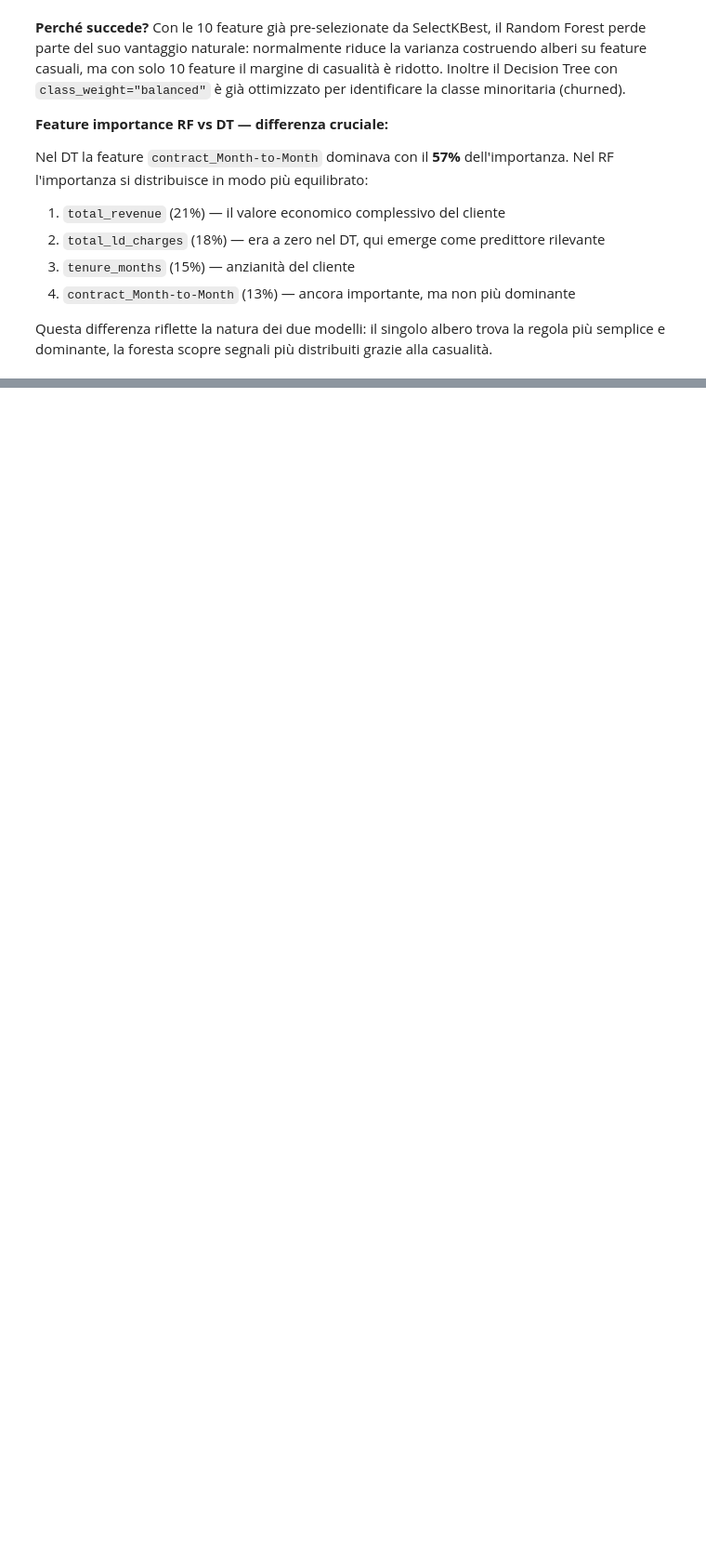
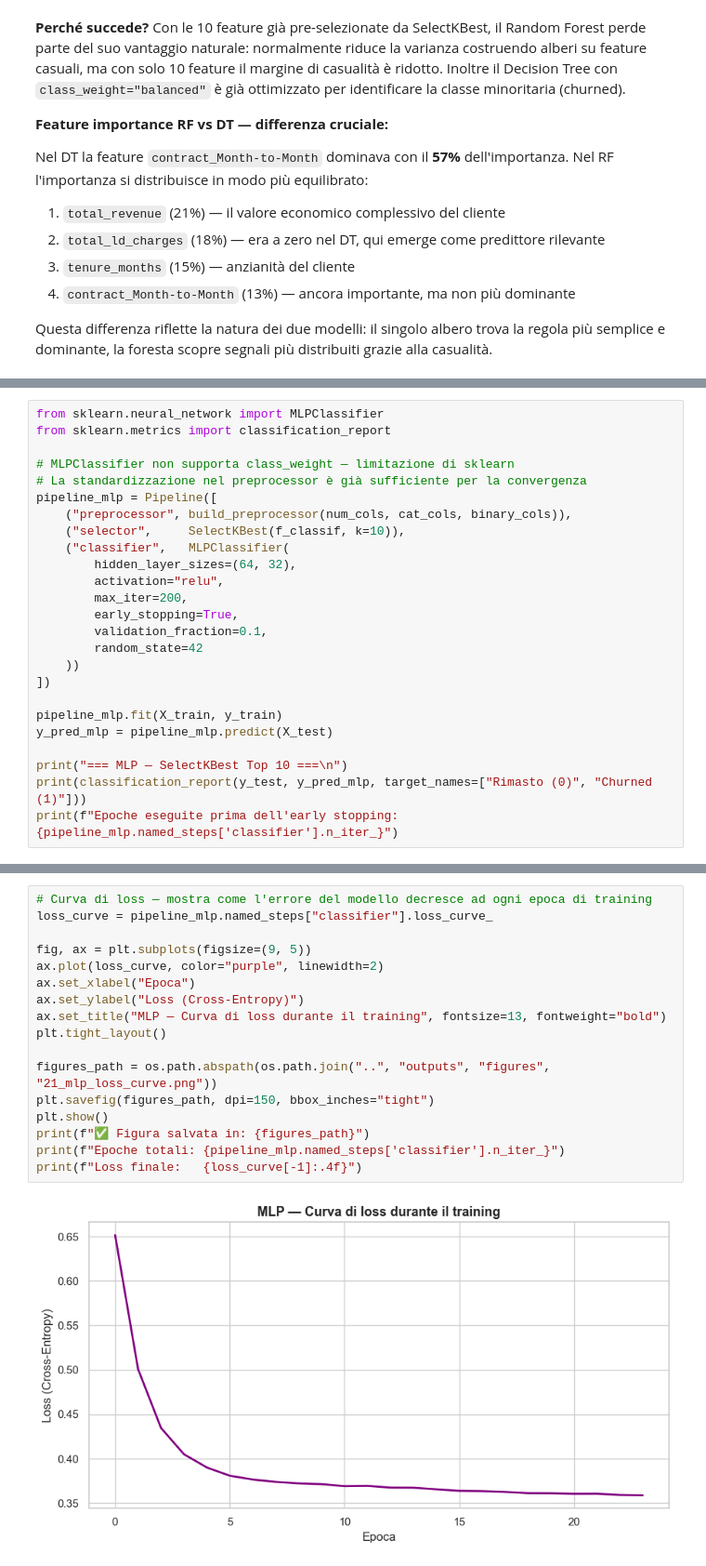
Before and after one commit to antoniohopee/telco-churn-ml, a Jupyter notebook: notebooks/04_machine_learning.ipynb, the cells around one changed output, grey strips where cells are left out. Shown at 93% size. Saved outputs shown, nothing was run; the diff lists cells and outputs as text; blank space fills up the shorter version.

Commit message:
refactor: US-21 — MLP con SelectKBest top 10, curva di loss e tabella comparativa finale

```diff
--- a/notebooks/04_machine_learning.ipynb
+++ b/notebooks/04_machine_learning.ipynb
@@ -980,0 +1004,25 @@ semplice e dominante, la foresta scopre segnali più distribuiti grazie alla cas
+# %%
+from sklearn.neural_network import MLPClassifier
+from sklearn.metrics import classification_report
+
+# MLPClassifier non supporta class_weight — limitazione di sklearn
+# La standardizzazione nel preprocessor è già sufficiente per la convergenza
+pipeline_mlp = Pipeline([
+    ("preprocessor", build_preprocessor(num_cols, cat_cols, binary_cols)),
+    ("selector",     SelectKBest(f_classif, k=10)),
+    ("classifier",   MLPClassifier(
+        hidden_layer_sizes=(64, 32),
+        activation="relu",
+        max_iter=200,
+        early_stopping=True,
+        validation_fraction=0.1,
+        random_state=42
+    ))
+])
+
+pipeline_mlp.fit(X_train, y_train)
+y_pred_mlp = pipeline_mlp.predict(X_test)
+
+print("=== MLP — SelectKBest Top 10 ===\n")
+print(classification_report(y_test, y_pred_mlp, target_names=["Rimasto (0)", "Churned (1)"]))
+print(f"Epoche eseguite prima dell'early stopping: {pipeline_mlp.named_steps['classifier'].n_iter_}")
@@ -980,0 +1042,19 @@ semplice e dominante, la foresta scopre segnali più distribuiti grazie alla cas
+# %%
+# Curva di loss — mostra come l'errore del modello decresce ad ogni epoca di training
+loss_curve = pipeline_mlp.named_steps["classifier"].loss_curve_
+
+fig, ax = plt.subplots(figsize=(9, 5))
+ax.plot(loss_curve, color="purple", linewidth=2)
+ax.set_xlabel("Epoca")
+ax.set_ylabel("Loss (Cross-Entropy)")
+ax.set_title("MLP — Curva di loss durante il training", fontsize=13, fontweight="bold")
+plt.tight_layout()
+
+figures_path = os.path.abspath(os.path.join("..", "outputs", "figures", "21_mlp_loss_curve.png"))
+plt.savefig(figures_path, dpi=150, bbox_inches="tight")
+plt.show()
+print(f"✅ Figura salvata in: {figures_path}")
+print(f"Epoche totali: {pipeline_mlp.named_steps['classifier'].n_iter_}")
+print(f"Loss finale:   {loss_curve[-1]:.4f}")
+# %% [output]
+[figure, added]
```
Also changed, not shown: parts of 6 cells of this notebook, 2 other files.
